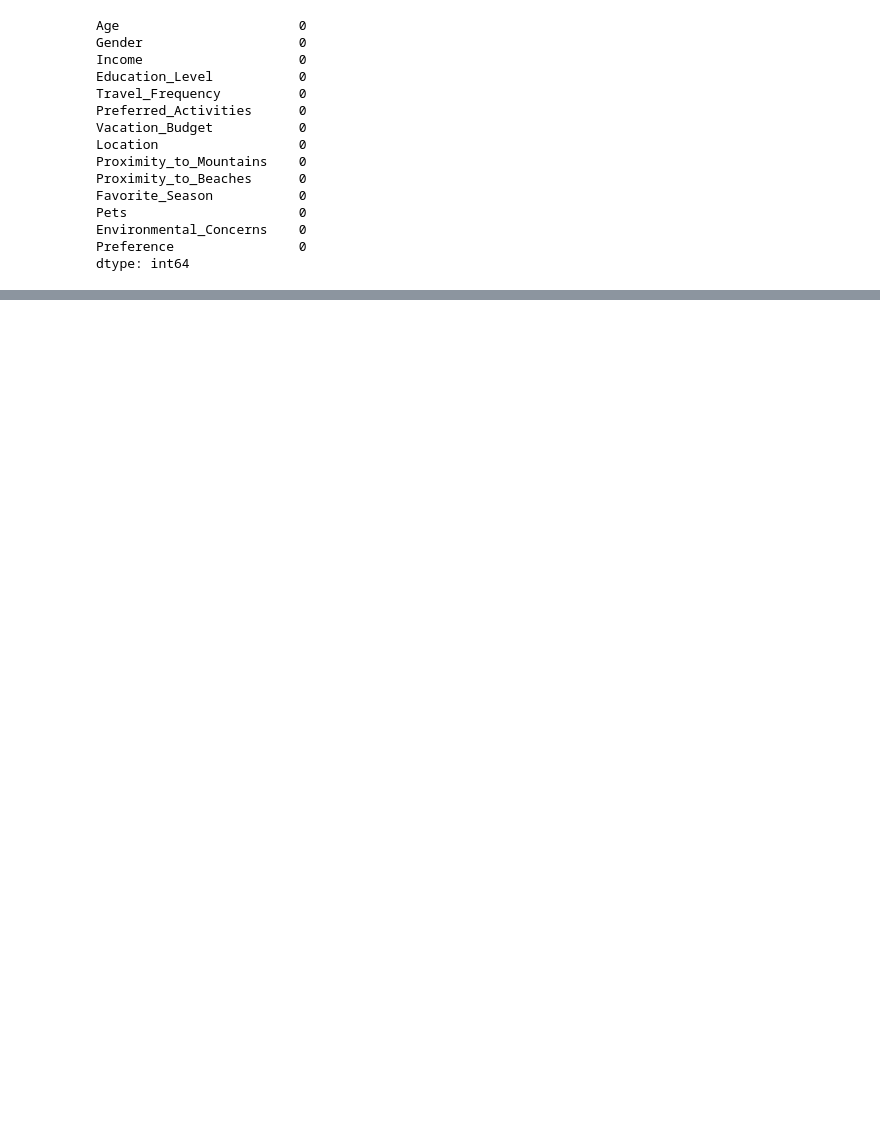
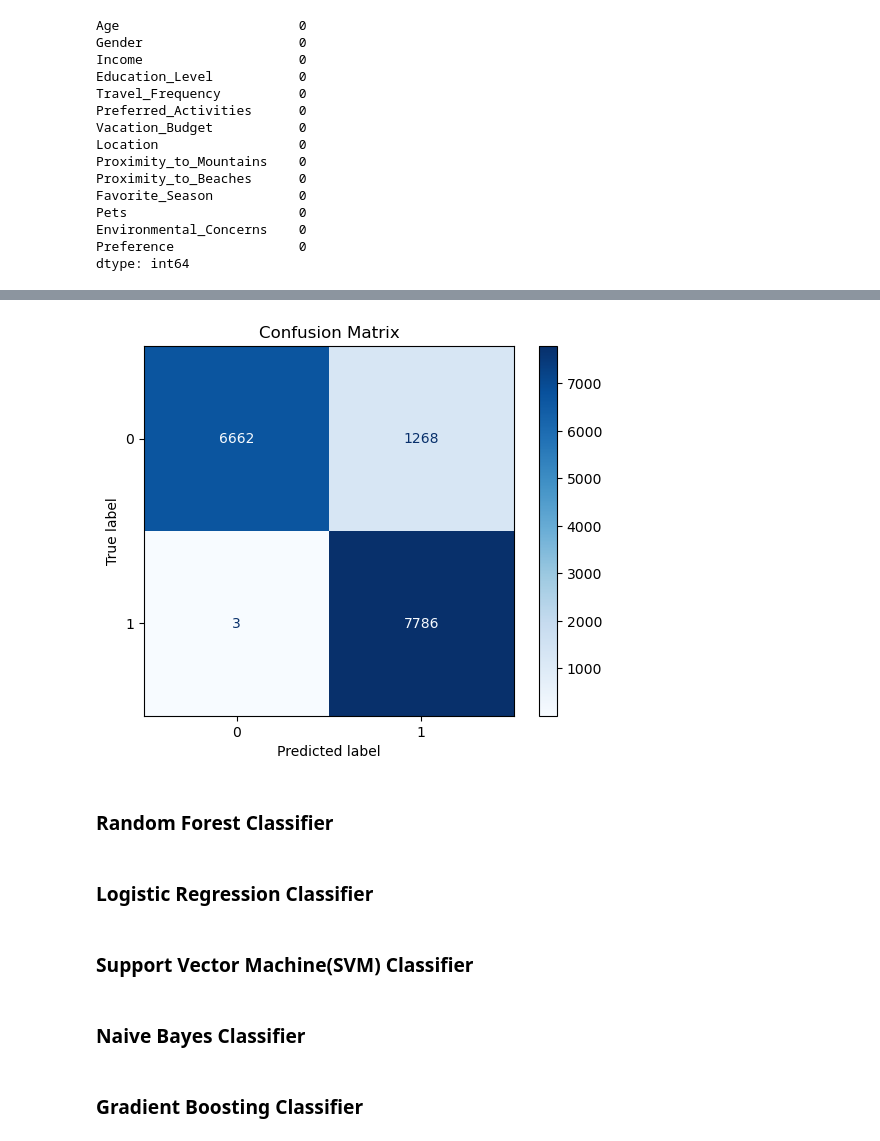
Before and after one commit to alicagatay/mountain-vs-beaches-prediction-kaggle, a Jupyter notebook: mountain-vs-beaches-prediction.ipynb, the cells around one changed output, grey strips where cells are left out. Saved outputs shown, nothing was run; the diff lists cells and outputs as text; code cells hidden in the pictures; blank space fills up the shorter version.

```diff
--- a/mountain-vs-beaches-prediction.ipynb
+++ b/mountain-vs-beaches-prediction.ipynb
@@ -87,0 +168,7 @@ dtype: int64
+# %%
+from sklearn.neural_network import MLPClassifier
+
+model_mlp = MLPClassifier(solver='adam', activation='relu', hidden_layer_sizes=(
+    64, 32, 16), max_iter=1000, verbose=True, random_state=42, alpha=0.01)
+
+model_mlp.fit(X_train, y_train)
@@ -87,0 +197,4 @@ dtype: int64
+# %%
+model_mlp_prediction = model_mlp.predict(X_test)
+
+print(classification_report(y_test, model_mlp_prediction))
@@ -87,0 +210,21 @@ dtype: int64
+# %%
+mlp_confusion_matrix = confusion_matrix(y_test, model_mlp_prediction)
+
+mlp_confusion_matrix_display = ConfusionMatrixDisplay(confusion_matrix=mlp_confusion_matrix, display_labels=model_mlp.classes_)
+
+mlp_confusion_matrix_display.plot(cmap='Blues')
+
+plt.title("Confusion Matrix")
+plt.show()
+# %% [output]
+[figure, added]
+# %% [markdown]
+### Random Forest Classifier
+# %% [markdown]
+### Logistic Regression Classifier
+# %% [markdown]
+### Support Vector Machine(SVM) Classifier
+# %% [markdown]
+### Naive Bayes Classifier
+# %% [markdown]
+### Gradient Boosting Classifier
```
Also changed, not shown: parts of 37 cells of this notebook.
